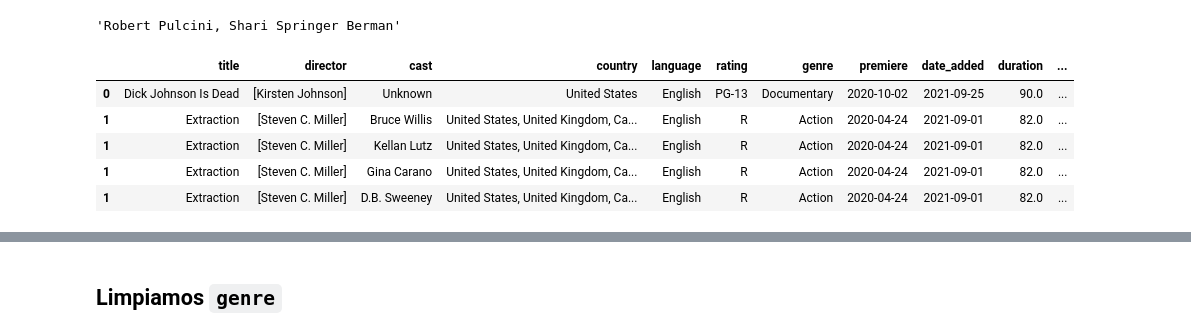
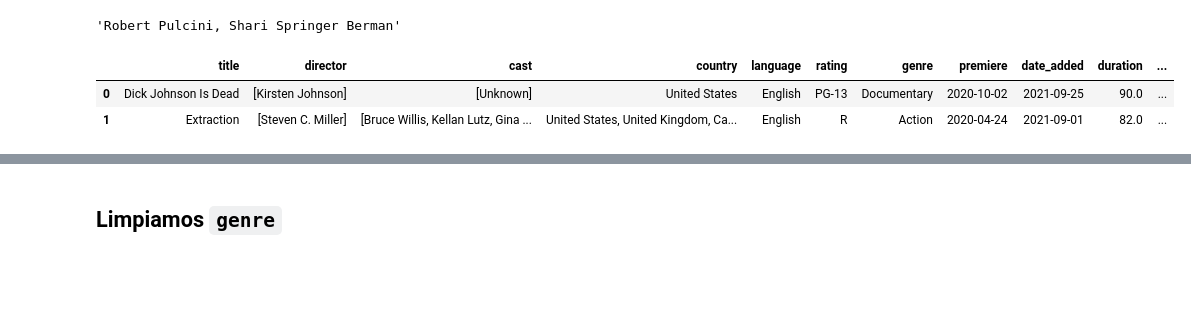
Before and after one commit to Ironhack-Data-Madrid-PartTime-May22/apuntes_clases, a Jupyter notebook: semana-09/9.1-Exploracion-Limpieza.ipynb, the cells around one changed output, grey strips where cells are left out. Saved outputs shown, nothing was run; the diff lists cells and outputs as text; code cells hidden in the pictures; blank space fills up the shorter version.

```diff
--- a/semana-09/9.1-Exploracion-Limpieza.ipynb
+++ b/semana-09/9.1-Exploracion-Limpieza.ipynb
@@ -57,7 +56,7 @@ df.sample(5)
 # %%
-# Dropping de las columnas inecesarias para el análisis
-df.drop(['show_id','Title','Runtime','description','release_year'], axis=1, inplace=True)
-df.head()
+# Eliminamos aquellas columnas fuera de nuestro interés
+df.drop(['release_year', 'Runtime', 'description','Title', "show_id"], axis = 1, inplace=True)
+df.head(2)
 # %% [output]
 |  | type | title | director | cast | country | date_added | rating | duration | listed_in | Genre | ... |
 | 0 | Movie | Dick Johnson Is Dead | Kirsten Johnson | NaN | United States | September 25, 2021 | PG-13 | 90 min | Documentaries | Documentary | ... |
@@ -504,0 +491,5 @@ df_act_dir.head()
+# %%
+# generamos una copia de nuestro dataframe para poder trabajar con él sin miedo a perder información
+df_act_dire = df.copy()
+
+df_act_dire.head()
@@ -508,8 +506,9 @@ df_act_dir['cast'].unique().tolist()[1]
 'Bruce Willis, Kellan Lutz, Gina Carano, D.B. Sweeney, Joshua Mikel, Steve Coulter, Dan Bilzerian, Heather Johansen'
 # %%
 # lo primero que tenemos que hacer es separar cada ector y actriz
-df_act_dir['cast'] = df_act_dir['cast'].str.split(',')
-df_act_dir.head()
+
+df_act_dire["cast"] = df_act_dire["cast"].str.split(",")
+df_act_dire.head(2)
 # %% [output]
 |  | title | director | cast | country | language | rating | genre | premiere | date_added | duration | ... |
 | 0 | Dick Johnson Is Dead | Kirsten Johnson | [Unknown] | United States | English | PG-13 | Documentary | 2020-10-02 | 2021-09-25 | 90.0 | ... |
@@ -535,13 +528,10 @@ df['director'].unique().tolist()[16]
 # %% [output]
 'Robert Pulcini, Shari Springer Berman'
 # %%
-df_act_dir['director'] = df_act_dir['director'].str.split(',')
-df_act_dir.head()
+df_act_dire["director"] = df_act_dire["director"].str.split(",")
+df_act_dire.head(2)
 # %% [output]
 |  | title | director | cast | country | language | rating | genre | premiere | date_added | duration | ... |
-| 0 | Dick Johnson Is Dead | [Kirsten Johnson] | Unknown | United States | English | PG-13 | Documentary | 2020-10-02 | 2021-09-25 | 90.0 | ... |
-| 1 | Extraction | [Steven C. Miller] | Bruce Willis | United States, United Kingdom, Ca... | English | R | Action | 2020-04-24 | 2021-09-01 | 82.0 | ... |
-| 1 | Extraction | [Steven C. Miller] | Kellan Lutz | United States, United Kingdom, Ca... | English | R | Action | 2020-04-24 | 2021-09-01 | 82.0 | ... |
-| 1 | Extraction | [Steven C. Miller] | Gina Carano | United States, United Kingdom, Ca... | English | R | Action | 2020-04-24 | 2021-09-01 | 82.0 | ... |
-| 1 | Extraction | [Steven C. Miller] | D.B. Sweeney | United States, United Kingdom, Ca... | English | R | Action | 2020-04-24 | 2021-09-01 | 82.0 | ... |
+| 0 | Dick Johnson Is Dead | [Kirsten Johnson] | [Unknown] | United States | English | PG-13 | Documentary | 2020-10-02 | 2021-09-25 | 90.0 | ... |
+| 1 | Extraction | [Steven C. Miller] | [Bruce Willis, Kellan Lutz, Gina ... | United States, United Kingdom, Ca... | English | R | Action | 2020-04-24 | 2021-09-01 | 82.0 | ... |
 # %%
```
Also changed, not shown: parts of 40 cells of this notebook, 9 other files.
